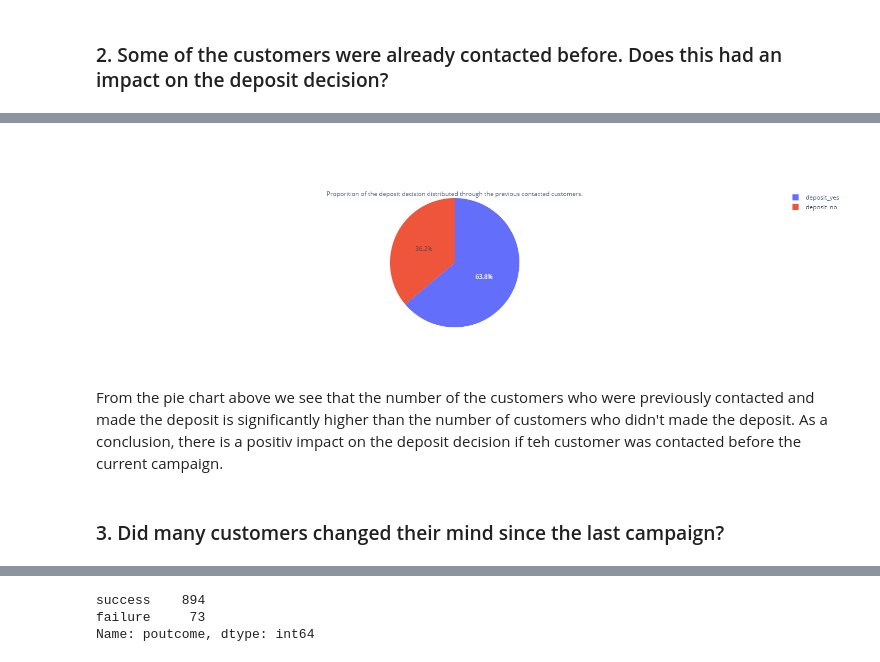
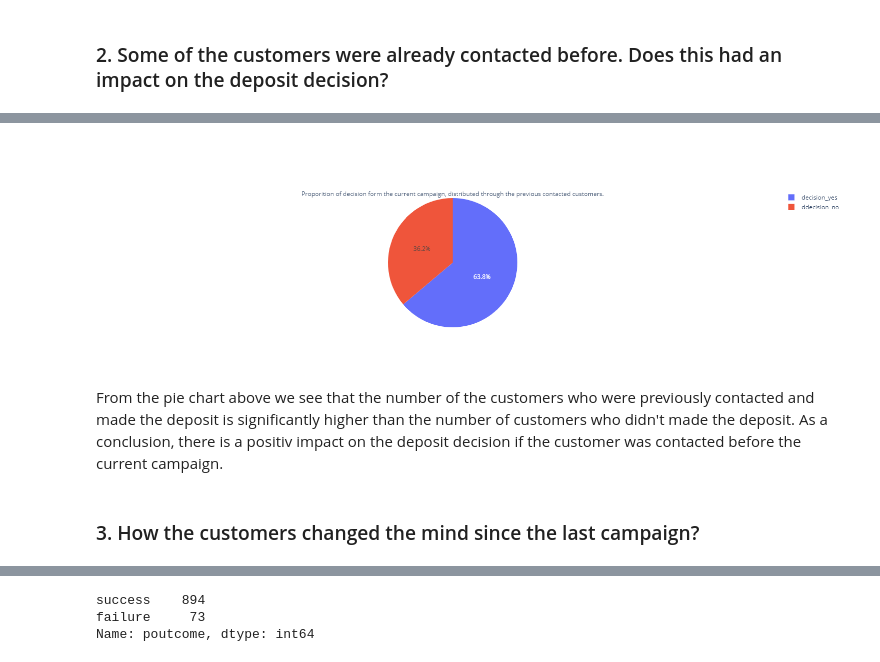
Before and after one commit to o-sapov/data_science_course-mlgraz, a Jupyter notebook: notebooks/eda.ipynb, the cells around one changed output, grey strips where cells are left out. Saved outputs shown, nothing was run; the diff lists cells and outputs as text; code cells hidden in the pictures.

```diff
--- a/notebooks/eda.ipynb
+++ b/notebooks/eda.ipynb
@@ -85,7 +100,12 @@ prev_contacts_no = df_no[df_no.pdays!= 999].y.count()
+# %%
+contacted_prev_campaign = df[df.pdays!=999]
+# %%
+current_yes = contacted_prev_campaign[contacted_prev_campaign.y=='yes'].y.count()
+current_no = contacted_prev_campaign[contacted_prev_campaign.y=='no'].y.count()
 # %%
-labels = ['deposit_yes', 'deposit_no']
-values = [prev_contacts_yes,prev_contacts_no]
+labels = ['decision_yes', 'ddecision_no']
+values = [current_yes,current_no]
 
-fig = go.Figure(data=[go.Pie(labels=labels, values=values, title="Proporition of the deposit decision distributed through the previous contacted customers.")])
+fig = go.Figure(data=[go.Pie(labels=labels, values=values, title="Proporition of decision form the current campaign, distributed through the previous contacted customers.")])
 fig.show()
 # %% [output]
@@ -93,5 +112,5 @@ fig.show()
-[figure, old version]
+[figure, new version]
 # %% [markdown]
-From the pie chart above we see that the number of the customers who were previously contacted and made the deposit is significantly higher than the number of customers who didn't made the deposit. As a conclusion, there is a positiv impact on the deposit decision if teh customer was contacted before the current campaign.
+From the pie chart above we see that the number of the customers who were previously contacted and made the deposit is significantly higher than the number of customers who didn't made the deposit. As a conclusion, there is a positiv impact on the deposit decision if the customer was contacted before the current campaign.
 # %% [markdown]
-### 3. Did many customers changed their mind since the last campaign?
+### 3. How the customers changed the mind since the last campaign?
```
Also changed, not shown: parts of 20 cells of this notebook.
